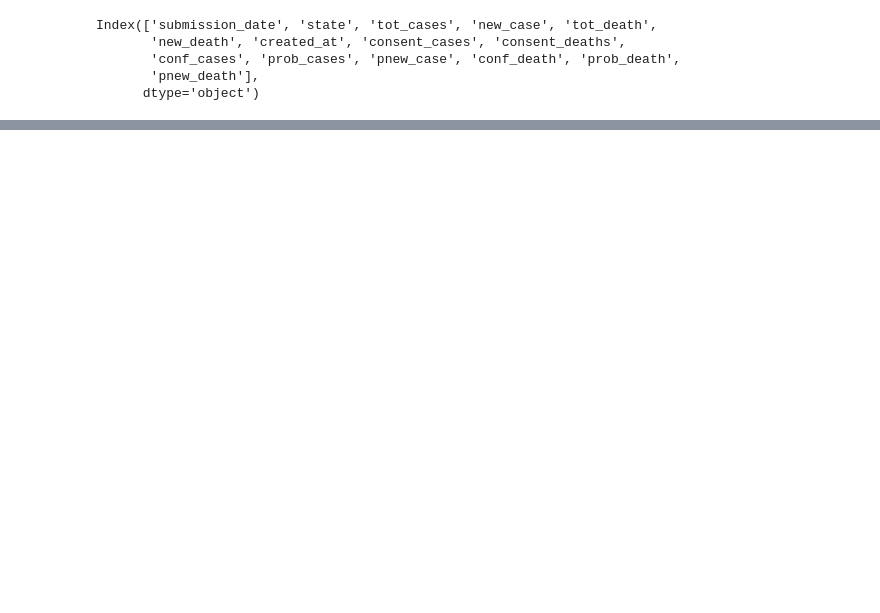
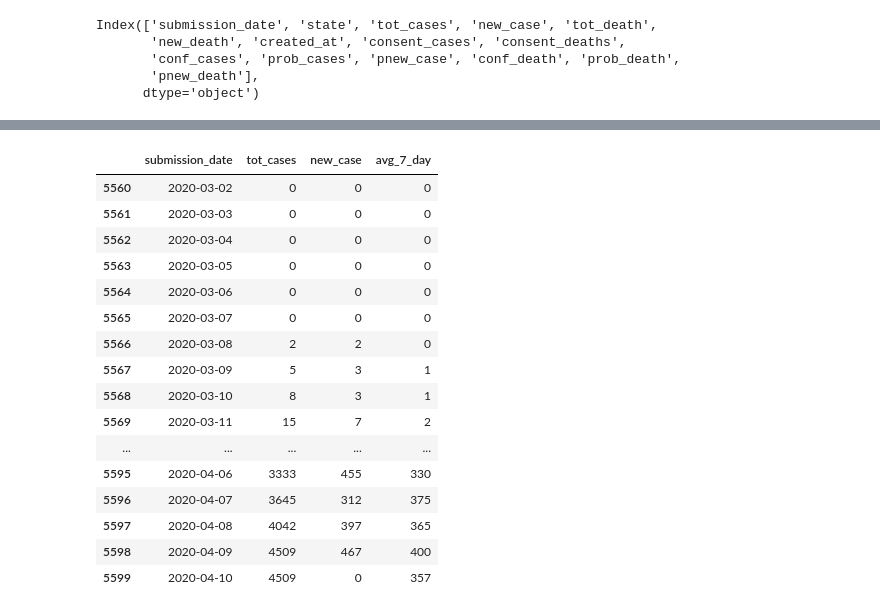
Before and after one commit to dcribb19/covid, a Jupyter notebook: covid_nb.ipynb, the cells around one changed output, grey strips where cells are left out. Saved outputs shown, nothing was run; the diff lists cells and outputs as text; code cells hidden in the pictures; blank space fills up the shorter version.

```diff
--- a/covid_nb.ipynb
+++ b/covid_nb.ipynb
@@ -350,0 +388,31 @@ df.query('submission_date == "2020-01-31"').sort_values('new_case', ascending=Fa
+# %%
+va_7_day_avg = []
+for x in range(len(va_new_cases)):
+    if x < 7:
+        va_7_day_avg.append(round(sum(va_new_cases[:x+1]) / (x + 1)))
+    else:
+        va_7_day_avg.append(round(sum(va_new_cases[x - 7:x + 1]) / 7))
+# %%
+v_select = virginia[['submission_date', 'tot_cases', 'new_case']]
+# %%
+v_select['avg_7_day'] = va_7_day_avg
+# %%
+v_select[40:80]
+# %% [output]
+|  | submission_date | tot_cases | new_case | avg_7_day |
+| 5560 | 2020-03-02 | 0 | 0 | 0 |
+| 5561 | 2020-03-03 | 0 | 0 | 0 |
+| 5562 | 2020-03-04 | 0 | 0 | 0 |
+| 5563 | 2020-03-05 | 0 | 0 | 0 |
+| 5564 | 2020-03-06 | 0 | 0 | 0 |
+| 5565 | 2020-03-07 | 0 | 0 | 0 |
+| 5566 | 2020-03-08 | 2 | 2 | 0 |
+| 5567 | 2020-03-09 | 5 | 3 | 1 |
+| 5568 | 2020-03-10 | 8 | 3 | 1 |
+| 5569 | 2020-03-11 | 15 | 7 | 2 |
+| ... | ... | ... | ... | ... |
+| 5595 | 2020-04-06 | 3333 | 455 | 330 |
+| 5596 | 2020-04-07 | 3645 | 312 | 375 |
+| 5597 | 2020-04-08 | 4042 | 397 | 365 |
+| 5598 | 2020-04-09 | 4509 | 467 | 400 |
+| 5599 | 2020-04-10 | 4509 | 0 | 357 |
```
Also changed, not shown: parts of 35 cells of this notebook, 11 other files.
